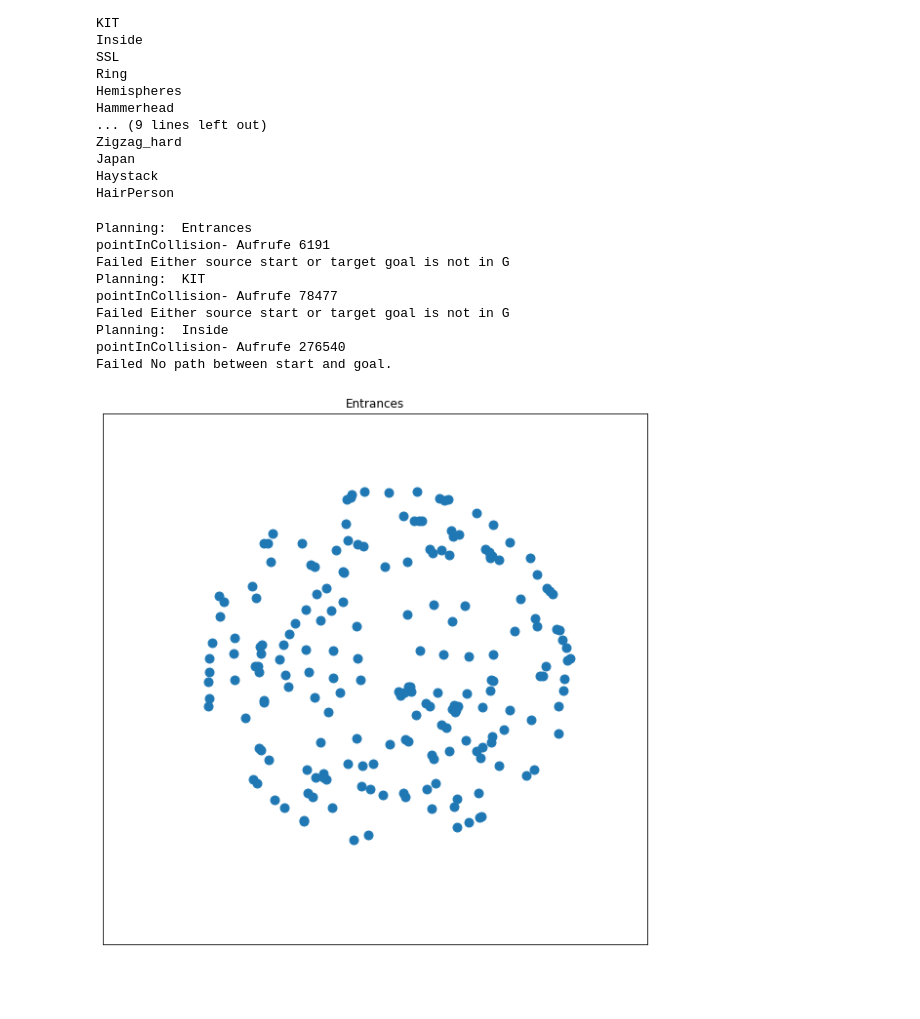
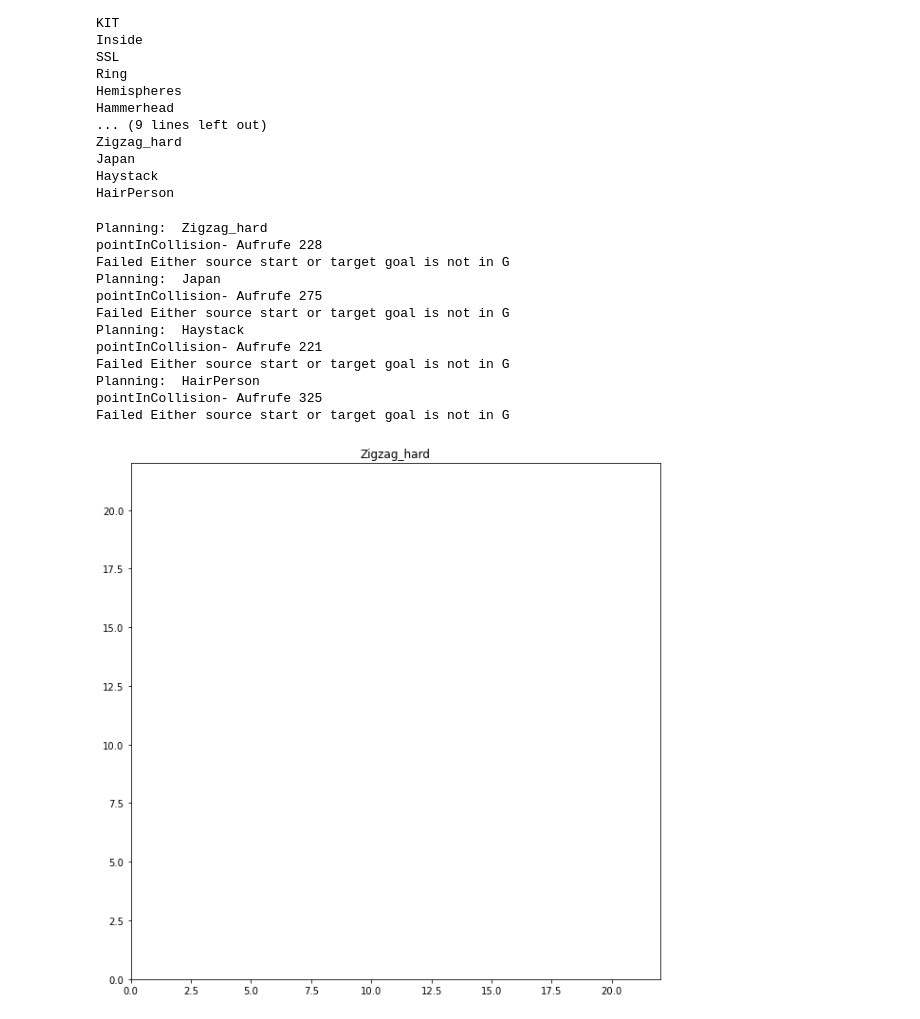
Before and after one commit to Keypos/Roboterprogrammierung_Projektarbeit, a Jupyter notebook: Aufgabe1_Bridge.ipynb, the cells around one changed output. Saved outputs shown, nothing was run; the diff lists cells and outputs as text; code cells hidden in the pictures; blank space fills up the shorter version.

Commit message:
Bridge -> breaks ; Gauss -> normal Gauss

```diff
--- a/Aufgabe1_Bridge.ipynb
+++ b/Aufgabe1_Bridge.ipynb
@@ -135,14 +135,19 @@ def learnRoadmapNearestNeighbour(graph, dim, radius, numNodes, collisionChecker)
 
         # Generate a 'randomly chosen, free configuration'
         pos=False
+        num_loops = 0
         while pos==False:
+            num_loops += 1
             pos = simple_Bridge_Sampling(collisionChecker)
+            if num_loops > 200:
+                break
 
         # Find set of candidates to connect to sorted by distance
         #result = nearestNeighboursX(pos, graph, radius)
 
         # check connection
-        graph.add_node(i, pos=pos)
+        if pos is not False:
+            graph.add_node(i, pos=pos)
         """
         for idx, data in enumerate(result):
             if not inSameConnectedComponent(i,data[1][0],graph):
@@ -238,7 +243,7 @@ Japan
 Haystack
 HairPerson
 # %%
-temp_list=IPTestSuite.benchList[5:8]
+temp_list=IPTestSuite.benchList[21:]
 
 for benchmark in temp_list:
     try:
@@ -247,38 +252,41 @@ for benchmark in temp_list:
         G = nx.Graph()
         radius = 3.0
         numNodes = 200
 
         IPPerfMonitor.clearData()
 
         learnRoadmapNearestNeighbour(G, dim, radius, numNodes, collChecker)
 
         Function_infos = IPPerfMonitor.dataFrame()
         counts_for_collision = len(Function_infos[Function_infos["name"]=="pointInCollision"])
         print("pointInCollision- Aufrufe", counts_for_collision)
 
         solution = findPath(G,benchmark.startList[0],benchmark.goalList[0], collChecker)
         print(solution, len(solution))
         print(len(G.nodes()))
 
     except Exception as e:
         solution = []
         print ("Failed", e)
     # draw the planning
     fig = plt.figure(figsize=(10,10))
     ax = fig.add_subplot(1,1,1)
     limits=collChecker.getEnvironmentLimits()
     ax.set_xlim(limits[0])
     ax.set_ylim(limits[1])
     ax.set_title(benchmark.name)
     basicPRMVisualize(G,collChecker,solution,nodeSize=80,ax=ax)
 # %% [output]
-Planning:  Entrances
-pointInCollision- Aufrufe 6191
+Planning:  Zigzag_hard
+pointInCollision- Aufrufe 228
 Failed Either source start or target goal is not in G
-Planning:  KIT
-pointInCollision- Aufrufe 78477
+Planning:  Japan
+pointInCollision- Aufrufe 275
 Failed Either source start or target goal is not in G
-Planning:  Inside
-pointInCollision- Aufrufe 276540
-Failed No path between start and goal.
+Planning:  Haystack
+pointInCollision- Aufrufe 221
+Failed Either source start or target goal is not in G
+Planning:  HairPerson
+pointInCollision- Aufrufe 325
+Failed Either source start or target goal is not in G
-[figure, old version]
+[figure, new version]
```
Also changed, not shown: parts of 1 cell of this notebook, 1 other file.
